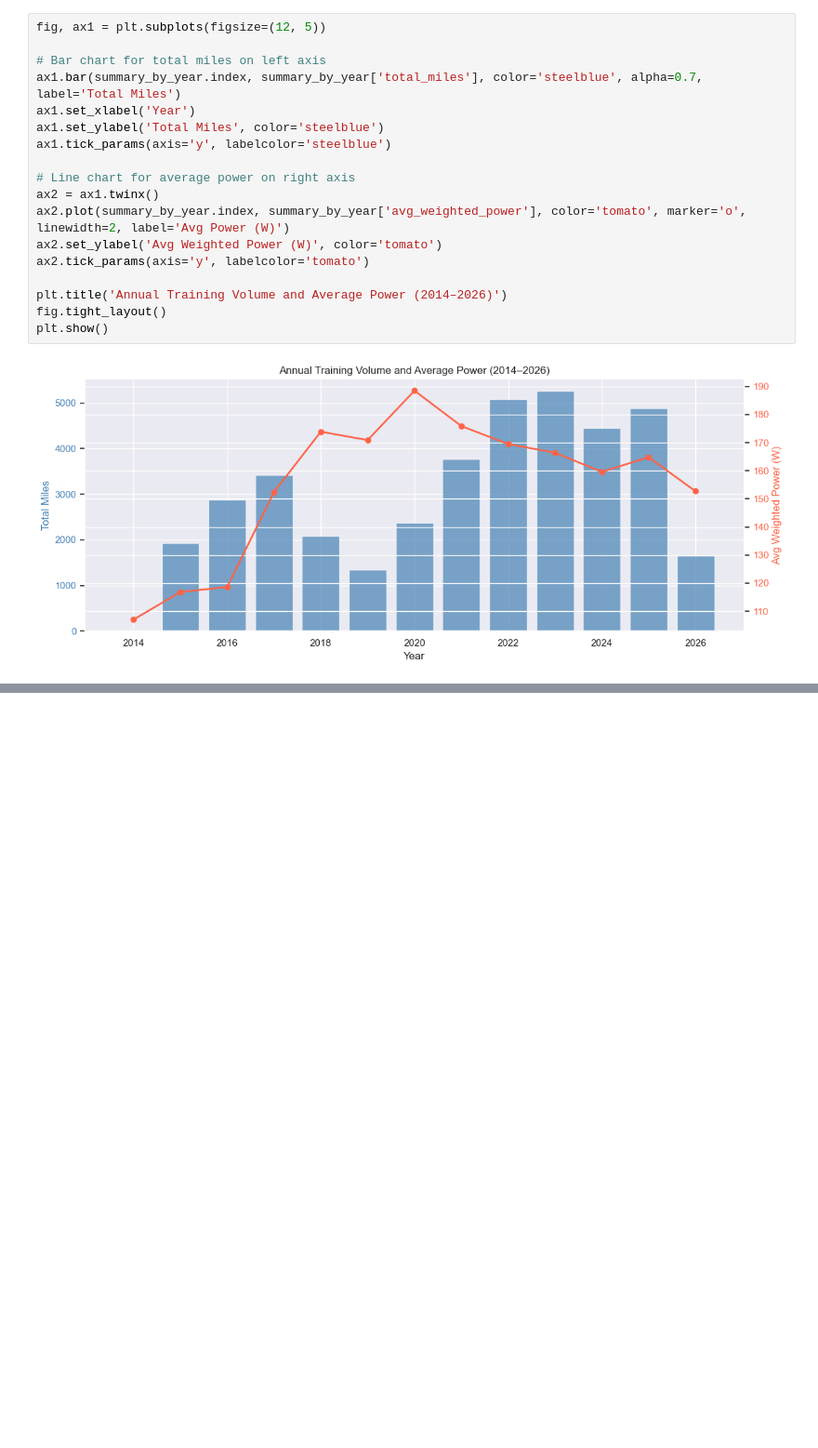
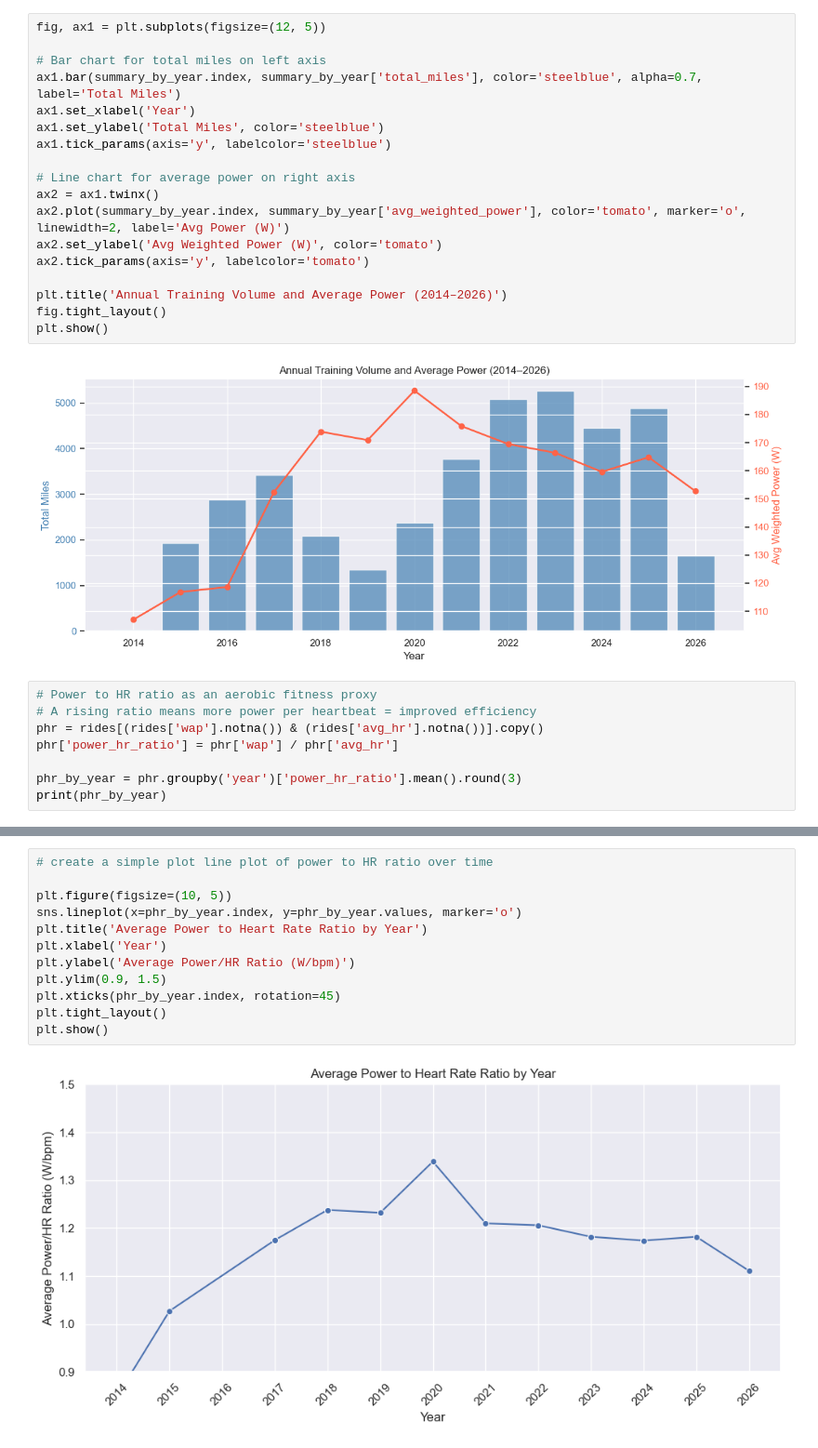
Before and after one commit to kevinbarry7/strava, a Jupyter notebook: strava_analysis.ipynb, the cells around one changed output, grey strips where cells are left out. Shown at 93% size. Drawn from its saved outputs; the diff is of its cells as text; blank space fills up the shorter version.

```diff
--- a/strava_analysis.ipynb
+++ b/strava_analysis.ipynb
@@ -238,3 +238,11 @@ fig.tight_layout()
 plt.show()
 # %% [output]
 [figure]
+# %%
+# Power to HR ratio as an aerobic fitness proxy
+# A rising ratio means more power per heartbeat = improved efficiency
+phr = rides[(rides['wap'].notna()) & (rides['avg_hr'].notna())].copy()
+phr['power_hr_ratio'] = phr['wap'] / phr['avg_hr']
+
+phr_by_year = phr.groupby('year')['power_hr_ratio'].mean().round(3)
+print(phr_by_year)
@@ -240,0 +273,14 @@ plt.show()
+# %%
+# create a simple plot line plot of power to HR ratio over time
+
+plt.figure(figsize=(10, 5))
+sns.lineplot(x=phr_by_year.index, y=phr_by_year.values, marker='o')
+plt.title('Average Power to Heart Rate Ratio by Year')
+plt.xlabel('Year')
+plt.ylabel('Average Power/HR Ratio (W/bpm)')
+plt.ylim(0.9, 1.5)
+plt.xticks(phr_by_year.index, rotation=45)
+plt.tight_layout()
+plt.show()
+# %% [output]
+[figure, added]
```
Also changed, not shown: parts of 15 cells of this notebook.
